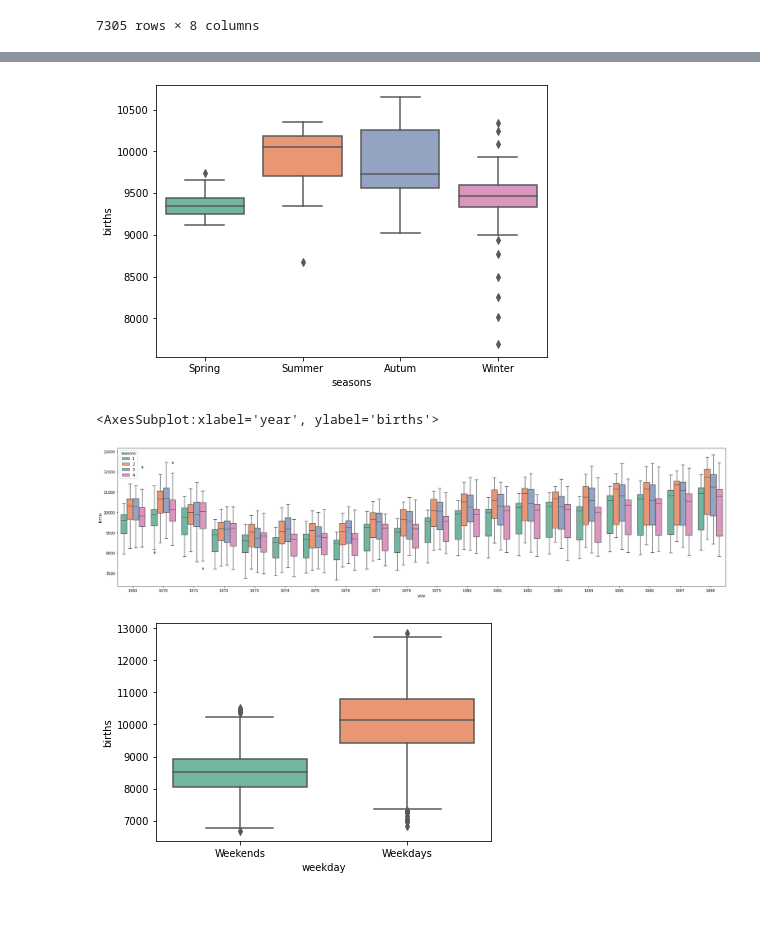
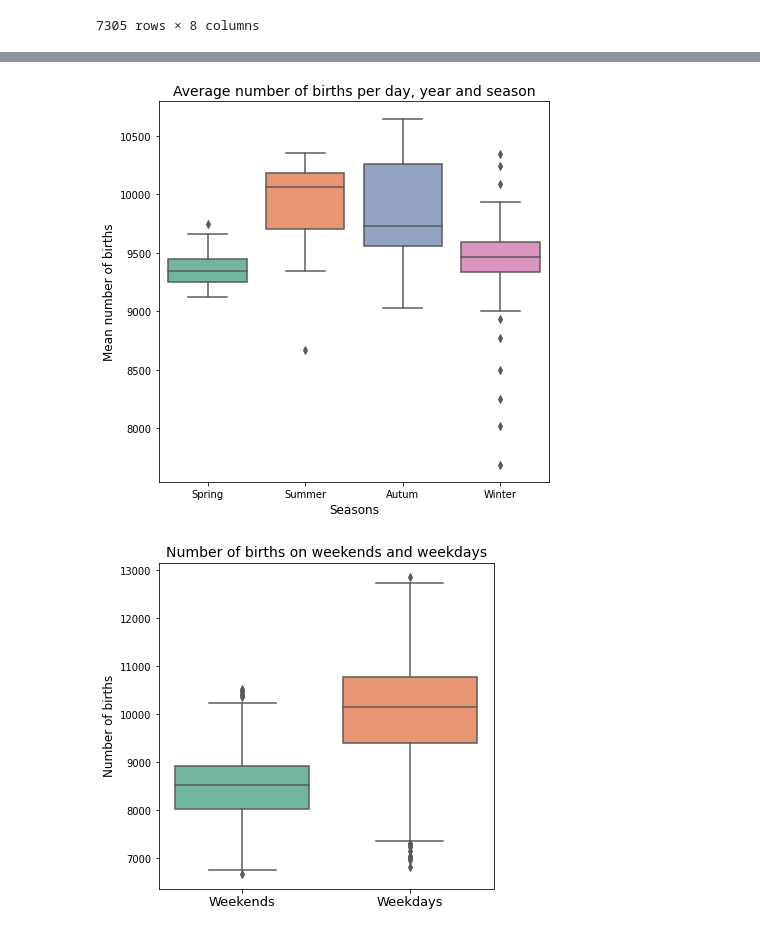
Before and after one commit to CristinaNogRod/GaussianProcesses-TimeSeries, a Jupyter notebook: notebooks/eda.ipynb, the cells around one changed output, grey strips where cells are left out. Cells and saved outputs as stored; diff of their text form; code cells hidden in the pictures; blank space fills up the shorter version.

```diff
--- a/notebooks/eda.ipynb
+++ b/notebooks/eda.ipynb
@@ -107,23 +134,28 @@ plt.legend(title='Seasons', labels=['Winter', 'Spring', 'Summer', 'Autum'])
 # %%
-# season distribution on average
+# season distribution on average, boxplot
 
-plt.figure(figsize=(7,5))
+plt.figure(figsize=(7,7))
 p = sns.boxplot(data=mean_day_per_yr, x='seasons', y='births', palette="Set2")
 p.set(xticklabels=['Spring', 'Summer', 'Autum', 'Winter']);
+
+plt.xlabel('Seasons', fontsize=12)
+plt.ylabel('Mean number of births', fontsize=12)
+plt.title('Average number of births per day, year and season', fontsize=14)
+plt.tick_params(axis='both', which='major', labelsize=10)
+plt.savefig('../plots/eda/box_plot_avg_births_per_day_season.pdf')
 # %% [output]
-[figure, old version]
+[figure, new version]
-# %%
-# season distribution per year
-
-plt.figure(figsize=(30,7))
-sns.boxplot(data=data, x='year', y='births', hue='seasons', palette="Set2")
-# %% [output]
-<AxesSubplot:xlabel='year', ylabel='births'>
-[figure, removed]
 # %%
-# histogram of weekdays and weekends
+# boxplot of weekdays and weekends
 
+plt.figure(figsize=(6,6))
 p1 = sns.boxplot(data=data, x='weekday', y='births', palette="Set2")
 p1.set(xticklabels=['Weekends', 'Weekdays']);
+
+plt.xlabel('')
+plt.ylabel('Number of births', fontsize=12)
+plt.title('Number of births on weekends and weekdays', fontsize=14)
+plt.tick_params(axis='x', which='major', labelsize=13)
+plt.savefig('../plots/eda/box_plot_births_per_weekends.pdf')
 # %% [output]
-[figure, old version]
+[figure, new version]
```
Also changed, not shown: parts of 12 cells of this notebook, 15 other files.
